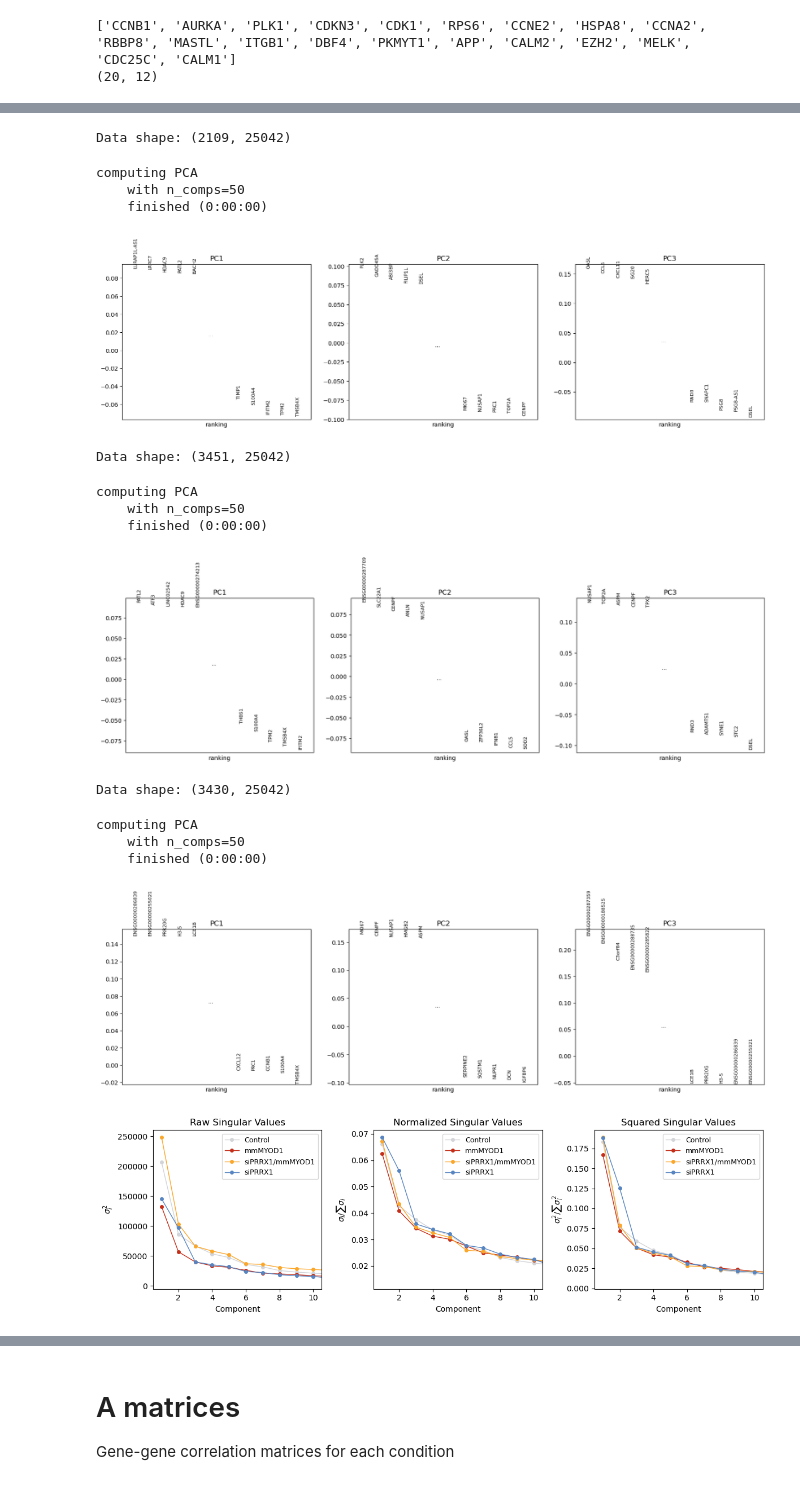
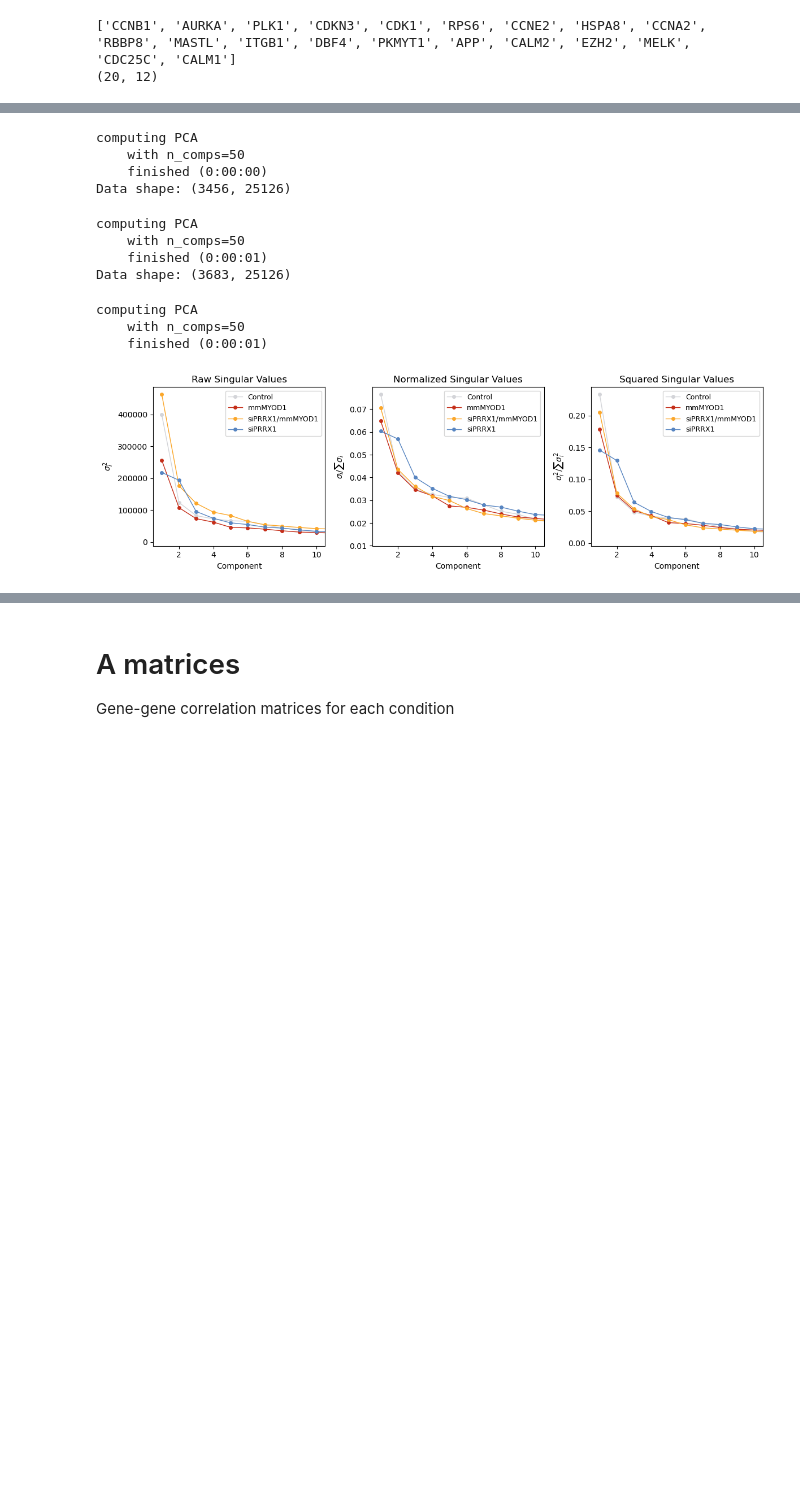
Before and after one commit to jrcwycy/Hybrid, a Jupyter notebook: notebooks/entropy/gene_entropy.ipynb, the cells around one changed output, grey strips where cells are left out. Drawn from its saved outputs; the diff is of its cells as text; code cells hidden in the pictures; blank space fills up the shorter version.

```diff
--- a/notebooks/entropy/gene_entropy.ipynb
+++ b/notebooks/entropy/gene_entropy.ipynb
@@ -575,7 +573,7 @@ adata.X = adata.layers['log_norm'].copy()
 sc.pp.highly_variable_genes(
     adata,
     batch_key='dataset',
-    n_top_genes=1000,
+    n_top_genes=2000,
 )
 
 print(f"Number of HVG: {adata.var['highly_variable'].sum()}")
@@ -592,7 +590,7 @@ for cond in cond_order:
     sc.pp.scale(bdata) # zero mean, unit variance
     sc.pp.pca(bdata, n_comps=50, mask_var='highly_variable')  # computes SVD of the scaled matrix: U∑V^T
 
-    sc.pl.pca_loadings(bdata, components=(1, 2, 3), n_points=10)
+    # sc.pl.pca_loadings(bdata, components=(1, 2, 3), n_points=10)
 
      # Extract singular values (stored as square root of variance)
     n_cells = bdata.n_obs
@@ -650,19 +648,15 @@ computing PCA
-Data shape: (2109, 25042)
+computing PCA
+    with n_comps=50
+    finished (0:00:00)
+Data shape: (3456, 25126)
 computing PCA
     with n_comps=50
-    finished (0:00:00)
+    finished (0:00:01)
+Data shape: (3683, 25126)
-[figure, removed]
-Data shape: (3451, 25042)
+computing PCA
+    with n_comps=50
+    finished (0:00:01)
-computing PCA
-    with n_comps=50
-    finished (0:00:00)
-[figure, removed]
-Data shape: (3430, 25042)
-computing PCA
-    with n_comps=50
-    finished (0:00:00)
-[figure, removed]
-[figure, removed]
+[figure, new version]
 # %%
 fig, ax = plt.subplots(figsize=(4, 3.5))
 
```
Also changed, not shown: parts of 5 cells of this notebook, 3 other files.
